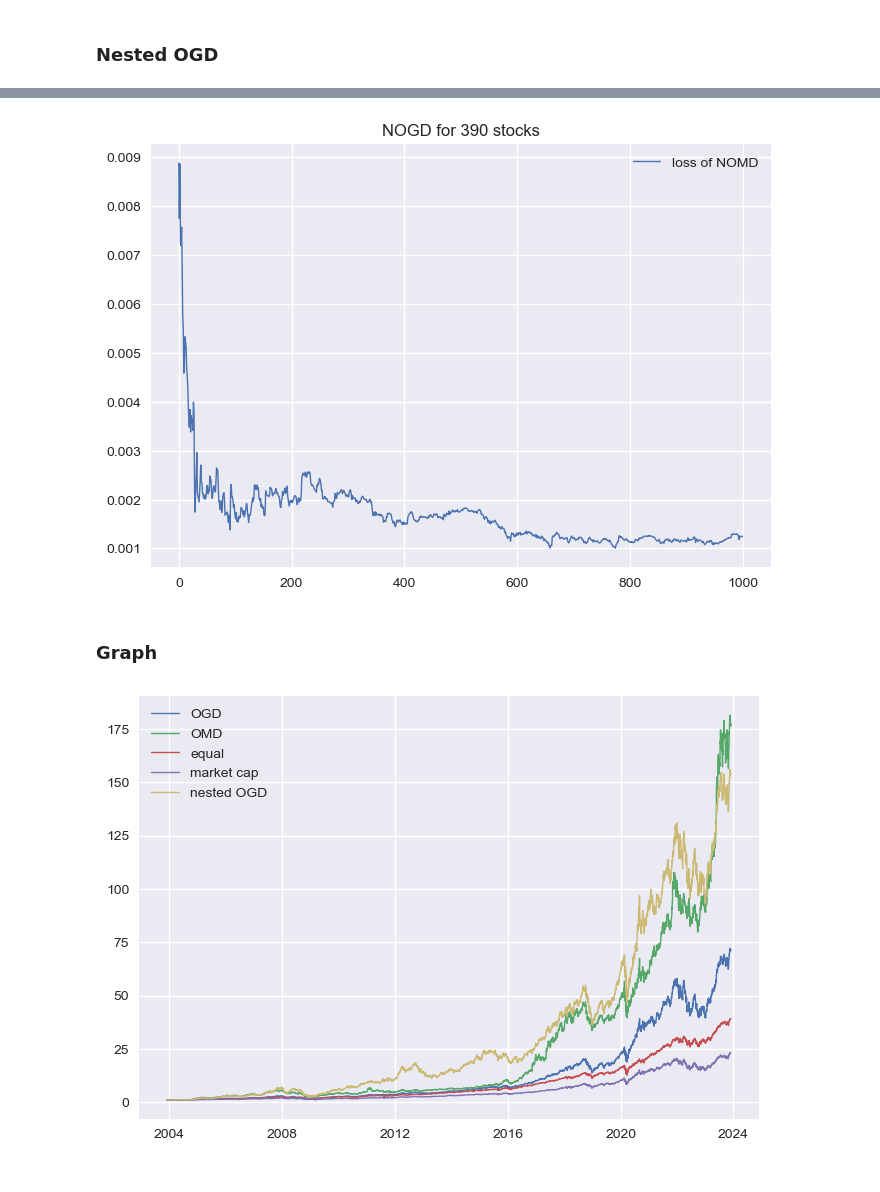
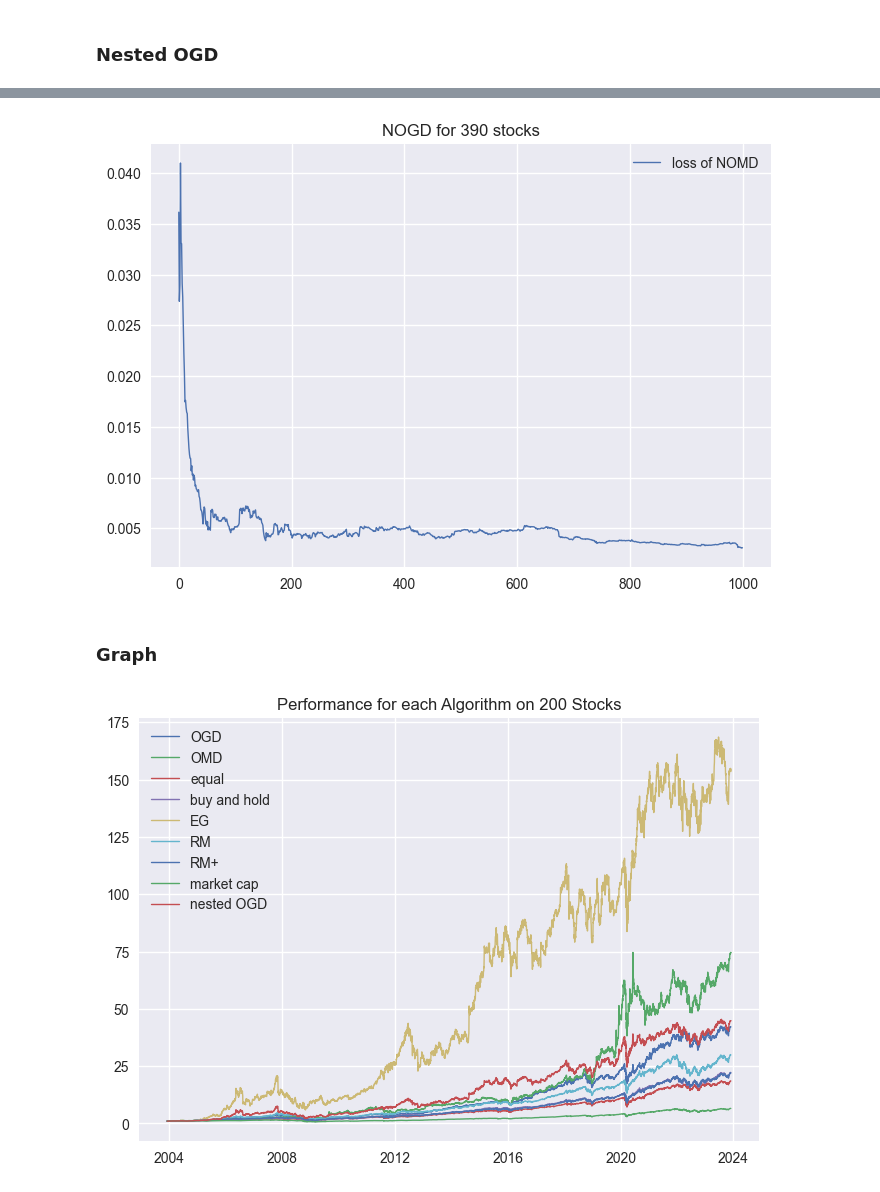
Before and after one commit to Terry-Xu-666/4530_projrct, a Jupyter notebook: OnlineLearning.ipynb, the cells around one changed output, grey strips where cells are left out. Saved outputs shown, nothing was run; the diff lists cells and outputs as text; code cells hidden in the pictures.

```diff
--- a/OnlineLearning.ipynb
+++ b/OnlineLearning.ipynb
@@ -9,10 +9,12 @@ plt.style.use('seaborn')
 # %% [markdown]
 ### Data load
 # %%
-df_ori = pd.read_csv('./data/adjclose_10.csv', sep=',')
+NUM = 200
+
+# df_ori = pd.read_csv('./data/adjclose_10.csv', sep=',')
 # df_ori['cash'] = 1
 # df_ori = pd.read_csv('./data/adjclose_100.csv', sep=',')
-#df_ori = pd.read_csv('./data/adjclose_200.csv', sep=',')
+df_ori = pd.read_csv('./data/adjclose_200.csv', sep=',')
 # df_ori = pd.read_csv('./data/adjclose_390.csv', sep=',')
 df_ori.head()
 # %% [output]
@@ -539,6 +569,11 @@ def RMPLUS_algo(df):
     ETA=1.2
     regret_old=0
 
+    regre=0
+    acu_regret=[]
+    avg_regret=[]
+    T=1
+
     for i in tqdm(range(len(df))):
         # return of today
 
@@ -553,11 +588,19 @@ def RMPLUS_algo(df):
         direction = -1 * np.log(np.array(df.iloc[i,:].values)+1)
         last_stg = cur_stg.copy()
 
+        regre=regre+(direction@cur_stg)
+        #regremin=minstrategy_regret(df_num[:i+1,:])
+        regret=regre-minstrategy_re[i]
+        # regret=regret+np.dot(direction,cur_stg)-np.dot(direction,xmin)
+        acu_regret.append(regret)
+        avg_regret.append(regret/T)
+        T+=1
+
         regret_old,cur_stg = RMPLUS_update(regret_old,cur_stg ,direction)
         arr_stg.append(cur_stg)
 
-    return arr_pfl , arr_stg, ret, weight
-arr_pfl_RMPLUS, arr_stg_RMPLUS , ret_RMPLUS, weight_RMPLUS= RMPLUS_algo(df)
+    return arr_pfl , arr_stg, ret, weight, acu_regret, avg_regret
+arr_pfl_RMPLUS, arr_stg_RMPLUS , ret_RMPLUS, weight_RMPLUS, acu_regret_PMPLUS, avg_regret_RMPLUS = RMPLUS_algo(df)
 # %% [markdown]
 ### market cap strategy
 # %%
@@ -589,7 +632,7 @@ algo_name=['euqally_weight','OGD',"OMD",'buyandhold','EG','RM','RM+','market_cap
 algos_ret=(np.array([ret_EW,ret_OGD,ret_OMD,ret_BH,ret_EG,ret_RM,ret_RMPLUS,ret_MC]).T)-1
 # %%
 algos_minstrategy_re=[]
-for i in tqdm(range(df_num.shape[0])):
-    x=minstrategy_regret(df_num[:i+1,:])
+for i in tqdm(range(algos_ret.shape[0])):
+    x=minstrategy_regret(algos_ret[:i+1,:])
     algos_minstrategy_re.append(x)
 algos_minstrategy_re
@@ -666,24 +727,25 @@ plt.legend(loc='best')
 plt.title('NOGD for 390 stocks')
 plt.show()
 # %% [output]
-[figure, old version]
+[figure, new version]
 # %% [markdown]
 ### Graph
 # %%
 plt.figure()
 plt.plot(df.index, arr_pfl_OGD[:-1], linewidth=1, label='OGD')
 plt.plot(df.index, arr_pfl_OMD[:-1], linewidth=1, label='OMD')
-# # plt.plot(df.index, arr_BCRP[1:], linewidth=1, label='BCRP')
+# plt.plot(df.index, arr_BCRP[1:], linewidth=1, label='BCRP')
 plt.plot(df.index,arr_equal[:-1], linewidth=1, label='equal')
-# # #plt.plot(df.index, arr_pfl_up, linewidth=1, label='up')
-# plt.plot(df.index, arr_pfl_BH, linewidth=1, label='buy and hold')
-# plt.plot(df.index, arr_pfl_EG[:-1], linewidth=1, label='EG')
-# plt.plot(df.index,arr_pfl_RM[:-1], linewidth=1, label='RM')
-# plt.plot(df.index,arr_pfl_RMPLUS[:-1], linewidth=1, label='RM+')
+# #plt.plot(df.index, arr_pfl_up, linewidth=1, label='up')
+plt.plot(df.index, arr_pfl_BH[:-1], linewidth=1, label='buy and hold')
+plt.plot(df.index, arr_pfl_EG[:-1], linewidth=1, label='EG')
+plt.plot(df.index,arr_pfl_RM[:-1], linewidth=1, label='RM')
+plt.plot(df.index,arr_pfl_RMPLUS[:-1], linewidth=1, label='RM+')
 plt.plot(df.index,arr_pfl_MC, linewidth=1, label='market cap')
 plt.plot(df.index,arr_pfl_NOGD[:-1], linewidth=1, label='nested OGD')
 plt.legend(loc='best')
-plt.savefig('./result/my_figure.png',bbox_inches='tight')
+plt.title('Performance for each Algorithm on %s Stocks' % (NUM))
+plt.savefig('./result/my_figure_%s.png' % (NUM),bbox_inches='tight')
 plt.show()
 # %% [output]
-[figure, old version]
+[figure, new version]
```
Also changed, not shown: parts of 21 cells of this notebook, 13 other files.
